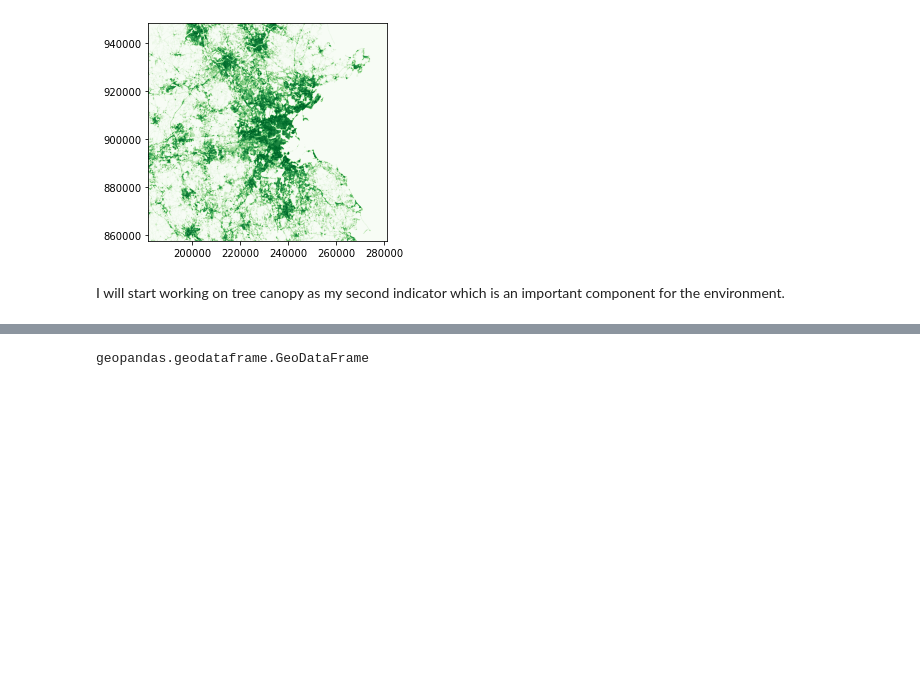
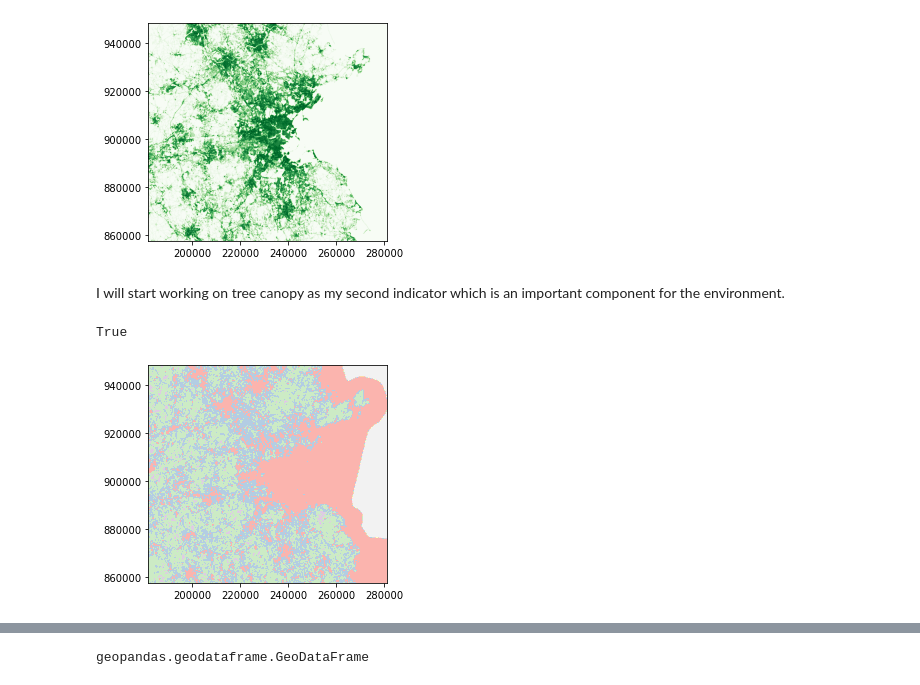
Before and after one commit to zhining-sun/UEP239-FinalProject, a Jupyter notebook: FinalProject_ZhiningSun.ipynb, the cells around one changed output, grey strips where cells are left out. Saved outputs shown, nothing was run; the diff lists cells and outputs as text; code cells hidden in the pictures; blank space fills up the shorter version.

Commit message:
Tree canopy codes are inclued

```diff
--- a/FinalProject_ZhiningSun.ipynb
+++ b/FinalProject_ZhiningSun.ipynb
@@ -266,0 +272,10 @@ with rasterio.open('Data/nlcd/NLCD_2016_Tree_Canopy_Boston.tif') as Trees:
+# %%
+Trees_meta ==landcover_meta
+# %% [output]
+True
+# %%
+#Visualization
+show(Trees_1, transform = Trees_transform,cmap='Pastel1')
+plt.show()
+# %% [output]
+[figure, added]
```
Also changed, not shown: parts of 6 cells of this notebook.
